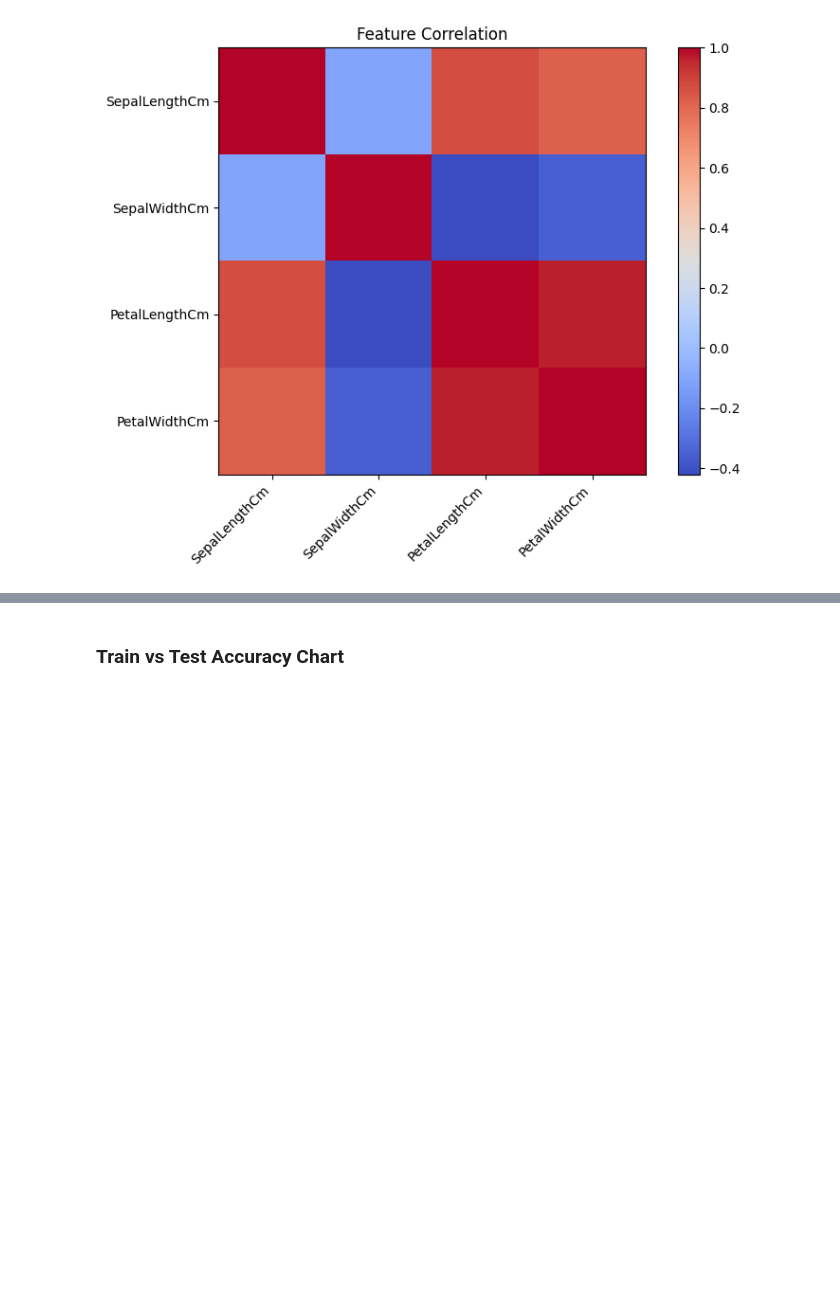
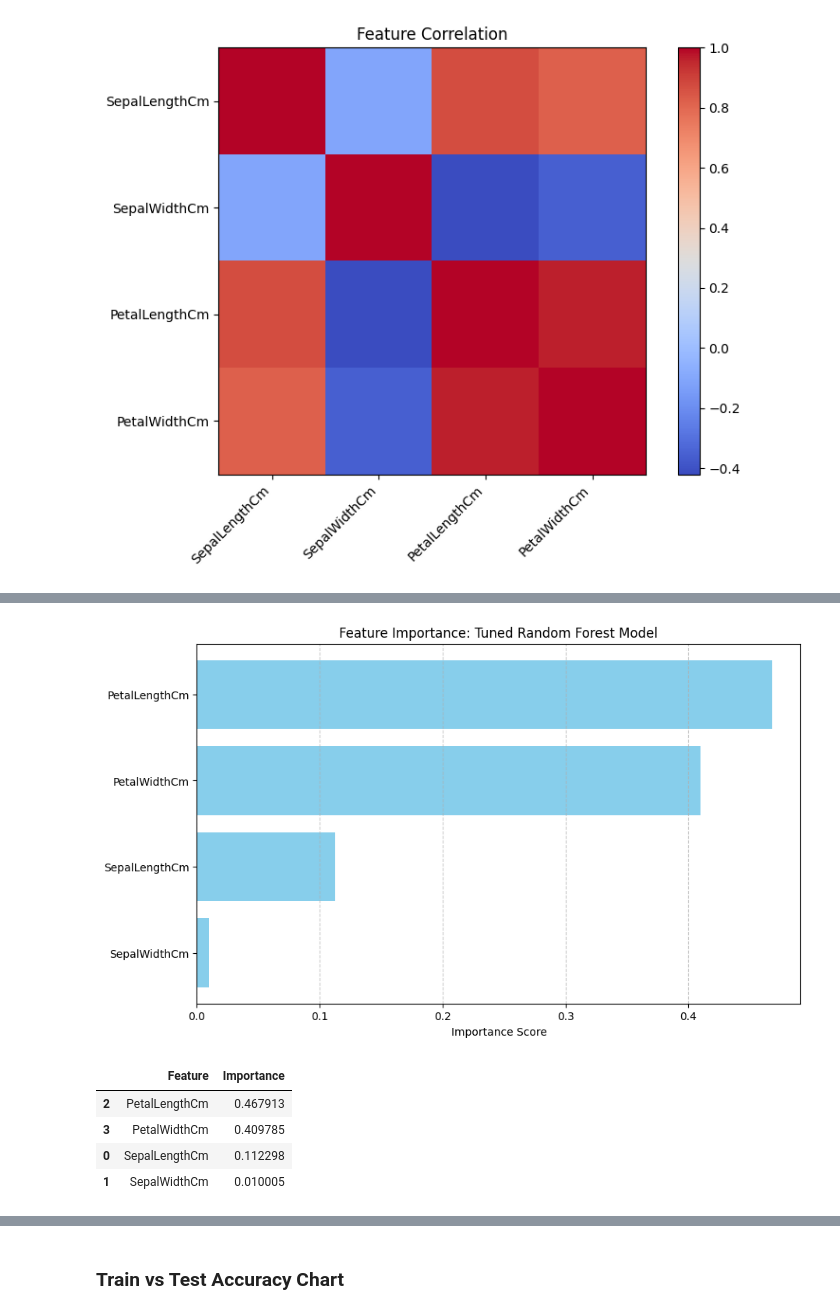
Before and after one commit to wlmoi/SoloML, a Jupyter notebook: Group_B/ml-ramp-up-week1/notebook/iris_analysis_colab.ipynb, the cells around one changed output, grey strips where cells are left out. Cells and saved outputs as stored; diff of their text form; code cells hidden in the pictures; blank space fills up the shorter version.

```diff
--- a/Group_B/ml-ramp-up-week1/notebook/iris_analysis_colab.ipynb
+++ b/Group_B/ml-ramp-up-week1/notebook/iris_analysis_colab.ipynb
@@ -86,0 +197,15 @@ plt.show()
+# %%
+X_train_aug, X_test_aug, y_train_aug, y_test_aug = train_test_split(
+    X_final, y_final, test_size=0.2, random_state=42, stratify=y_final
+)
+
+# Testing the KNN model on augmented data
+aug_knn = Pipeline([("scaler", StandardScaler()), ("model", KNeighborsClassifier(n_neighbors=5))])
+aug_knn.fit(X_train_aug, y_train_aug)
+
+train_acc_aug = accuracy_score(y_train_aug, aug_knn.predict(X_train_aug))
+test_acc_aug = accuracy_score(y_test_aug, aug_knn.predict(X_test_aug))
+
+print(f"Augmented Train Accuracy: {train_acc_aug:.4f}")
+print(f"Augmented Test Accuracy: {test_acc_aug:.4f}")
+print(f"New Generalization Gap: {abs(train_acc_aug - test_acc_aug):.4f}")
@@ -172,2 +789,36 @@ log_reg  0.960000  0.038873
+# %%
+import matplotlib.pyplot as plt
+import pandas as pd
+
+# Extract the best Random Forest model from the GridSearchCV results
+best_rf = rf_grid.best_estimator_
+
+# Get feature importances
+importances = best_rf.feature_importances_
+feature_names = X.columns
+
+# Create a DataFrame for visualization
+feature_importance_df = pd.DataFrame({
+    'Feature': feature_names,
+    'Importance': importances
+}).sort_values(by='Importance', ascending=False)
+
+# Plot the feature importances
+plt.figure(figsize=(10, 6))
+plt.barh(feature_importance_df['Feature'], feature_importance_df['Importance'], color='skyblue')
+plt.xlabel('Importance Score')
+plt.title('Feature Importance: Tuned Random Forest Model')
+plt.gca().invert_yaxis()  # Display most important at the top
+plt.grid(axis='x', linestyle='--', alpha=0.7)
+plt.show()
+
+display(feature_importance_df)
+# %% [output]
+[figure, added]
+|  | Feature | Importance |
+| 2 | PetalLengthCm | 0.467913 |
+| 3 | PetalWidthCm | 0.409785 |
+| 0 | SepalLengthCm | 0.112298 |
+| 1 | SepalWidthCm | 0.010005 |
 # %% [markdown]
 ## Model Selection & Behavior (Snapshot + Rationale)
```
Also changed, not shown: parts of 54 cells of this notebook, 4 other files.
